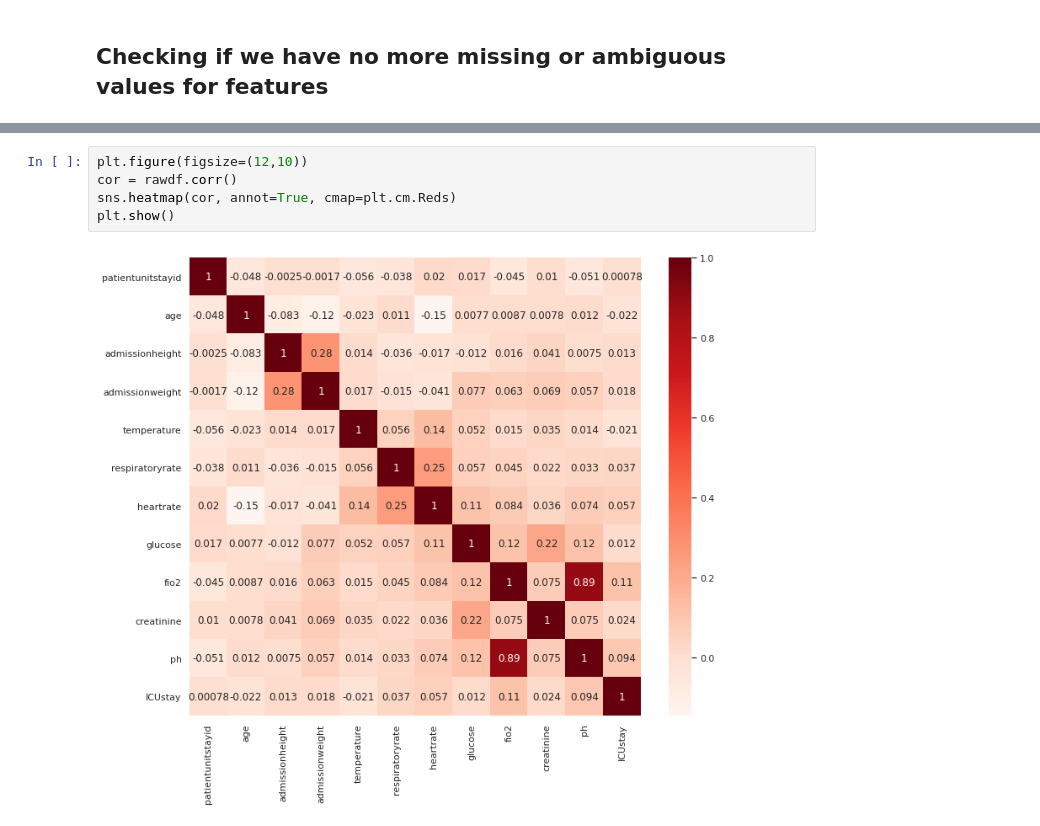
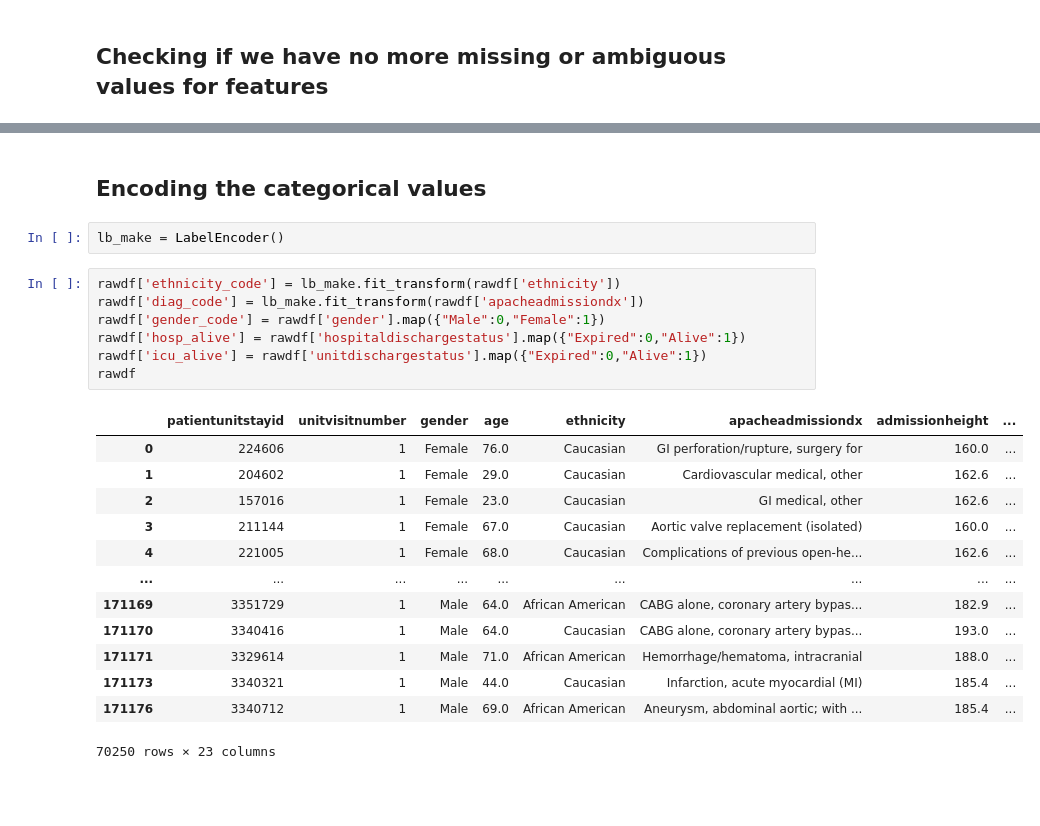
Before and after one commit to sumaiya08/clinical-decision-support, a Jupyter notebook: data-extraction/extract_features.ipynb, the cells around one changed output, grey strips where cells are left out. Drawn from its saved outputs; the diff is of its cells as text; blank space fills up the shorter version.

```diff
--- a/data-extraction/extract_features.ipynb
+++ b/data-extraction/extract_features.ipynb
@@ -200,7 +202,25 @@ rawdf
-# %%
-plt.figure(figsize=(12,10))
-cor = rawdf.corr()
-sns.heatmap(cor, annot=True, cmap=plt.cm.Reds)
-plt.show()
-# %% [output]
-[figure, removed]
+# %% [markdown]
+## Encoding the categorical values
+# %%
+lb_make = LabelEncoder()
+# %%
+rawdf['ethnicity_code'] = lb_make.fit_transform(rawdf['ethnicity'])
+rawdf['diag_code'] = lb_make.fit_transform(rawdf['apacheadmissiondx'])
+rawdf['gender_code'] = rawdf['gender'].map({"Male":0,"Female":1})
+rawdf['hosp_alive'] = rawdf['hospitaldischargestatus'].map({"Expired":0,"Alive":1})
+rawdf['icu_alive'] = rawdf['unitdischargestatus'].map({"Expired":0,"Alive":1})
+rawdf
+# %% [output]
+|  | patientunitstayid | unitvisitnumber | gender | age | ethnicity | apacheadmissiondx | admissionheight | ... |
+| 0 | 224606 | 1 | Female | 76.0 | Caucasian | GI perforation/rupture, surgery for | 160.0 | ... |
+| 1 | 204602 | 1 | Female | 29.0 | Caucasian | Cardiovascular medical, other | 162.6 | ... |
+| 2 | 157016 | 1 | Female | 23.0 | Caucasian | GI medical, other | 162.6 | ... |
+| 3 | 211144 | 1 | Female | 67.0 | Caucasian | Aortic valve replacement (isolated) | 160.0 | ... |
+| 4 | 221005 | 1 | Female | 68.0 | Caucasian | Complications of previous open-he... | 162.6 | ... |
+| ... | ... | ... | ... | ... | ... | ... | ... | ... |
+| 171169 | 3351729 | 1 | Male | 64.0 | African American | CABG alone, coronary artery bypas... | 182.9 | ... |
+| 171170 | 3340416 | 1 | Male | 64.0 | Caucasian | CABG alone, coronary artery bypas... | 193.0 | ... |
+| 171171 | 3329614 | 1 | Male | 71.0 | African American | Hemorrhage/hematoma, intracranial | 188.0 | ... |
+| 171173 | 3340321 | 1 | Male | 44.0 | Caucasian | Infarction, acute myocardial (MI) | 185.4 | ... |
+| 171176 | 3340712 | 1 | Male | 69.0 | African American | Aneurysm, abdominal aortic; with ... | 185.4 | ... |
+70250 rows × 23 columns
```
Also changed, not shown: parts of 21 cells of this notebook, 1 other file.
